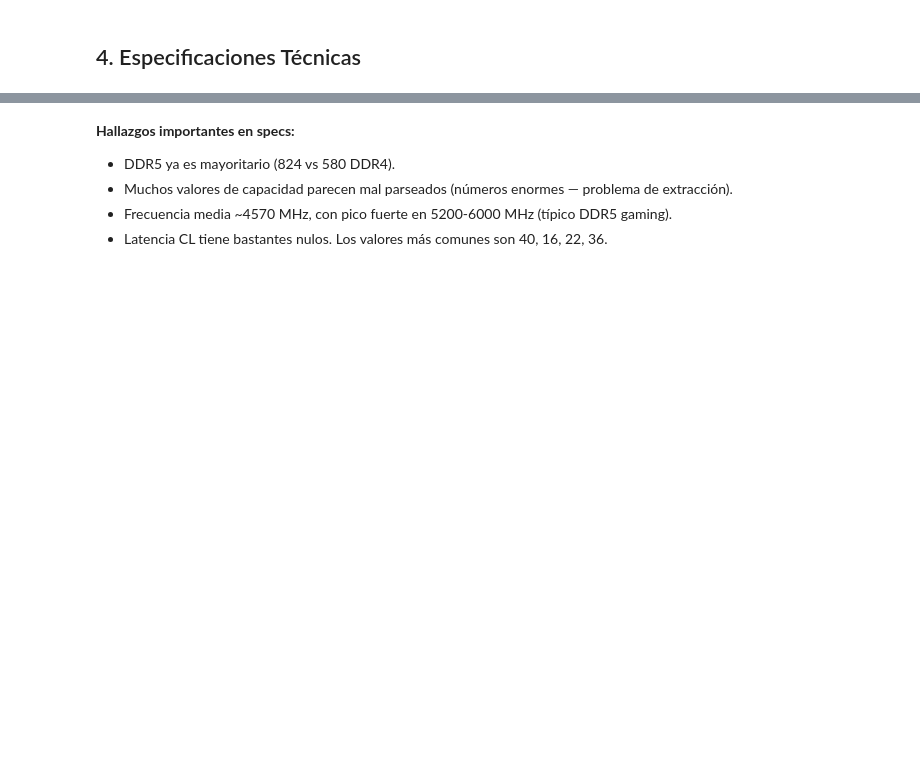
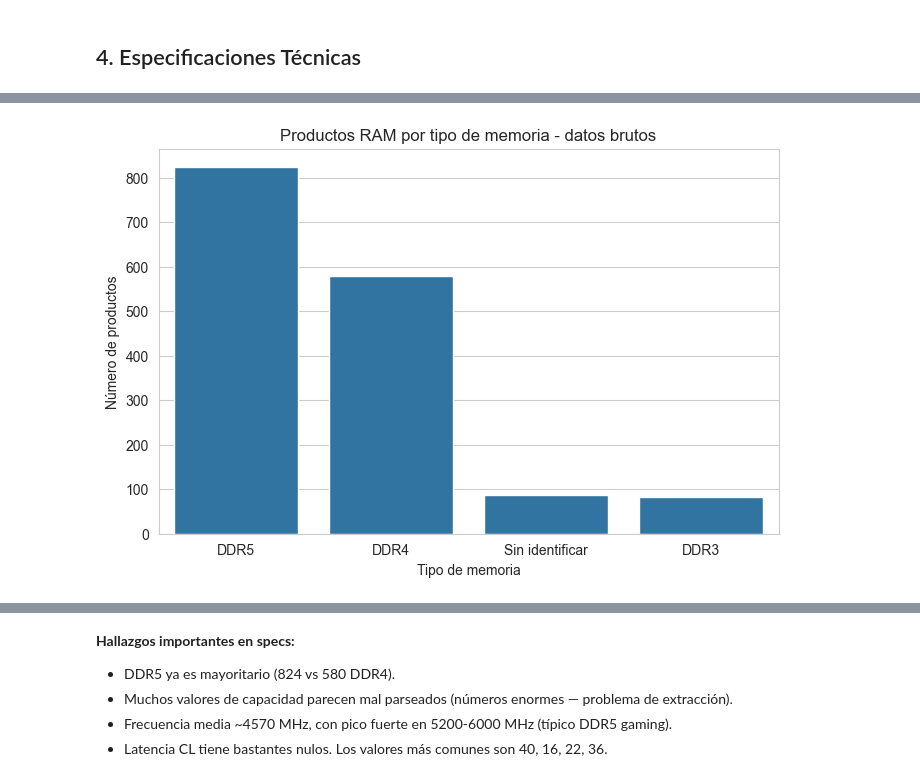
Before and after one commit to raulruizproyectos/pccomponentes-ml-analysis, a Jupyter notebook: notebooks/01_eda_ram.ipynb, the cells around one changed output, grey strips where cells are left out. Cells and saved outputs as stored; diff of their text form; code cells hidden in the pictures; blank space fills up the shorter version.

```diff
--- a/notebooks/01_eda_ram.ipynb
+++ b/notebooks/01_eda_ram.ipynb
@@ -160,0 +301,22 @@ print("Valores sospechosamente altos (>1000):", (capacidad > 1000).sum())
+# %%
+# Distribución de productos por tipo de memoria
+
+tipo_memoria_counts = (
+    especs["tipo_memoria"]
+    .fillna("Sin identificar")
+    .value_counts()
+)
+
+plt.figure(figsize=(8, 5))
+sns.barplot(
+    x=tipo_memoria_counts.index,
+    y=tipo_memoria_counts.values
+)
+
+plt.title("Productos RAM por tipo de memoria - datos brutos")
+plt.xlabel("Tipo de memoria")
+plt.ylabel("Número de productos")
+
+plt.show()
+# %% [output]
+[figure, added]
```
Also changed, not shown: parts of 36 cells of this notebook.
